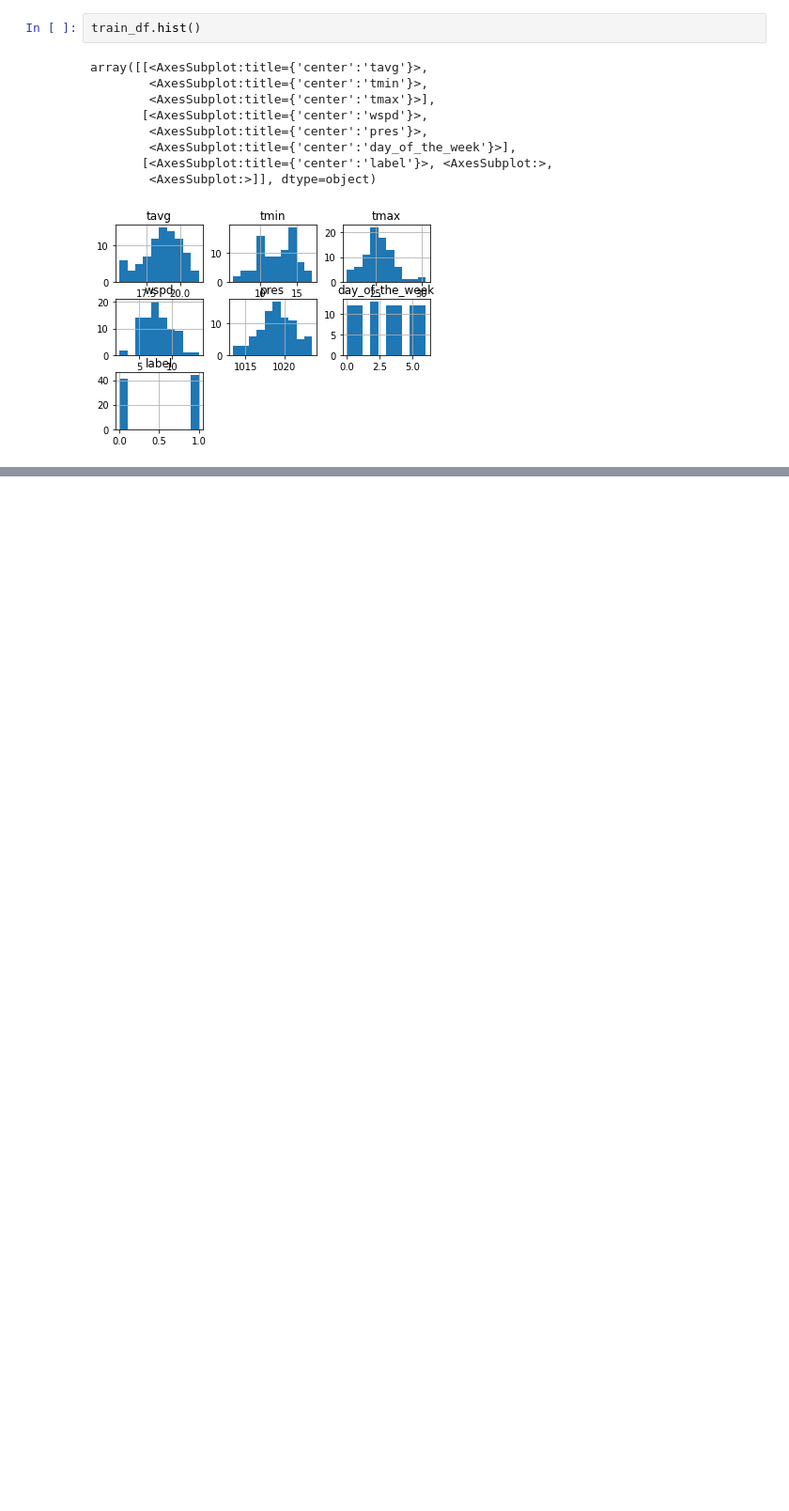
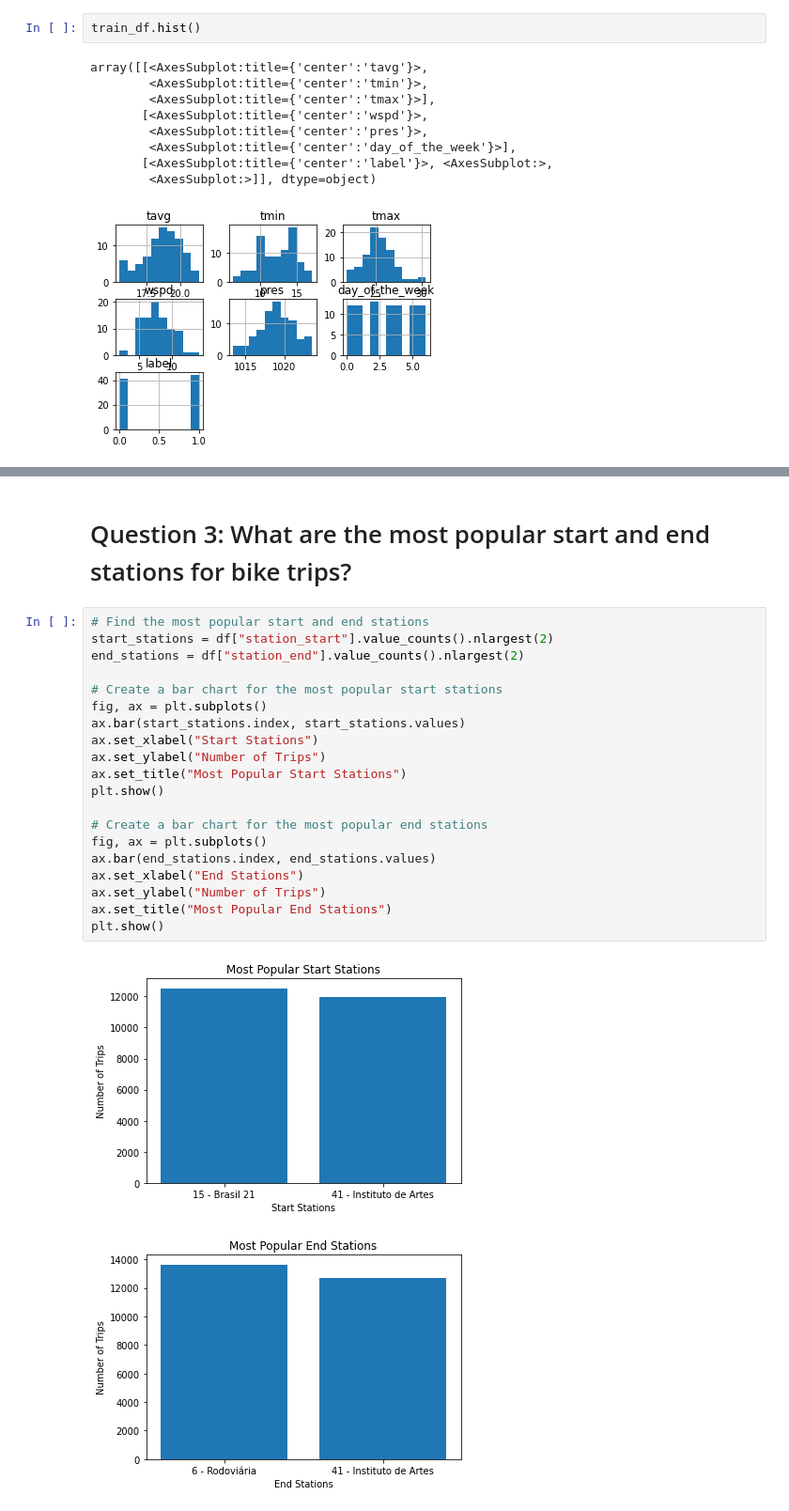
Before and after one commit to bentob18/UdacityProject, a Jupyter notebook: udacityprojectmedium.ipynb, the cells around one changed output, grey strips where cells are left out. Shown at 94% size. Cells and saved outputs as stored; diff of their text form; blank space fills up the shorter version.

```diff
--- a/udacityprojectmedium.ipynb
+++ b/udacityprojectmedium.ipynb
@@ -248,0 +462,25 @@ array([[<AxesSubplot:title={'center':'tavg'}>,
+# %% [markdown]
+# Question 3: What are the most popular start and end stations for bike trips?
+# %%
+# Find the most popular start and end stations
+start_stations = df["station_start"].value_counts().nlargest(2)
+end_stations = df["station_end"].value_counts().nlargest(2)
+
+# Create a bar chart for the most popular start stations
+fig, ax = plt.subplots()
+ax.bar(start_stations.index, start_stations.values)
+ax.set_xlabel("Start Stations")
+ax.set_ylabel("Number of Trips")
+ax.set_title("Most Popular Start Stations")
+plt.show()
+
+# Create a bar chart for the most popular end stations
+fig, ax = plt.subplots()
+ax.bar(end_stations.index, end_stations.values)
+ax.set_xlabel("End Stations")
+ax.set_ylabel("Number of Trips")
+ax.set_title("Most Popular End Stations")
+plt.show()
+# %% [output]
+[figure, added]
+[figure, added]
```
Also changed, not shown: parts of 29 cells of this notebook.
